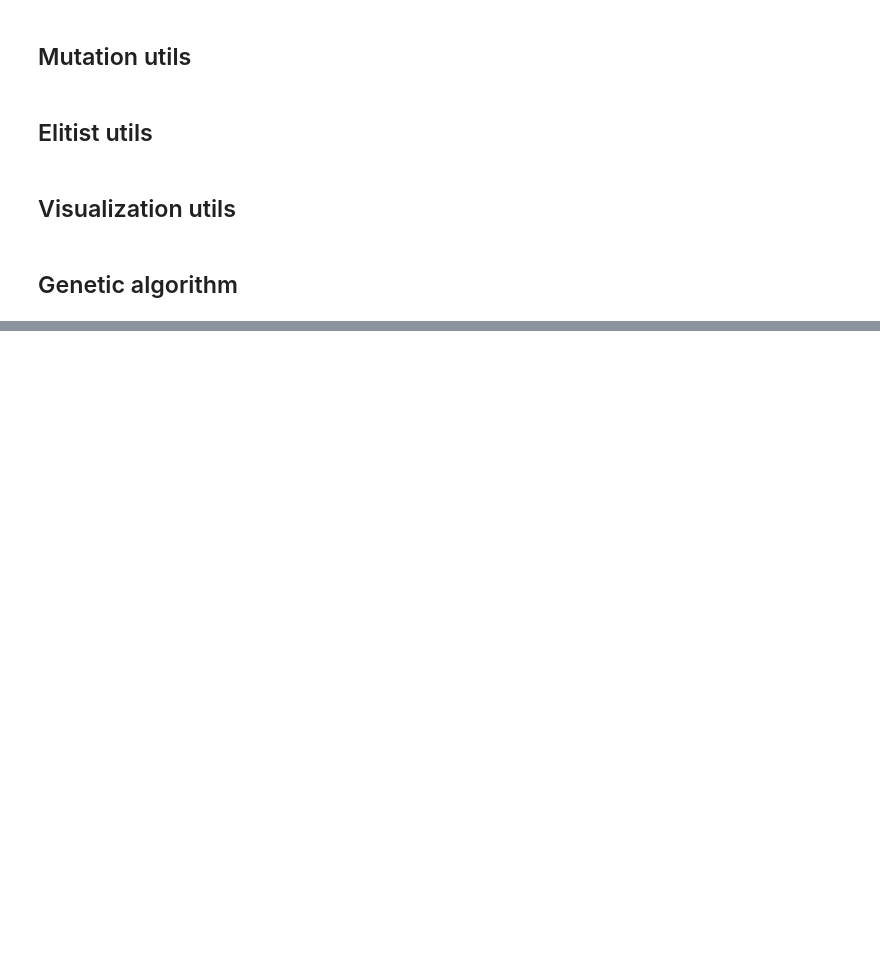
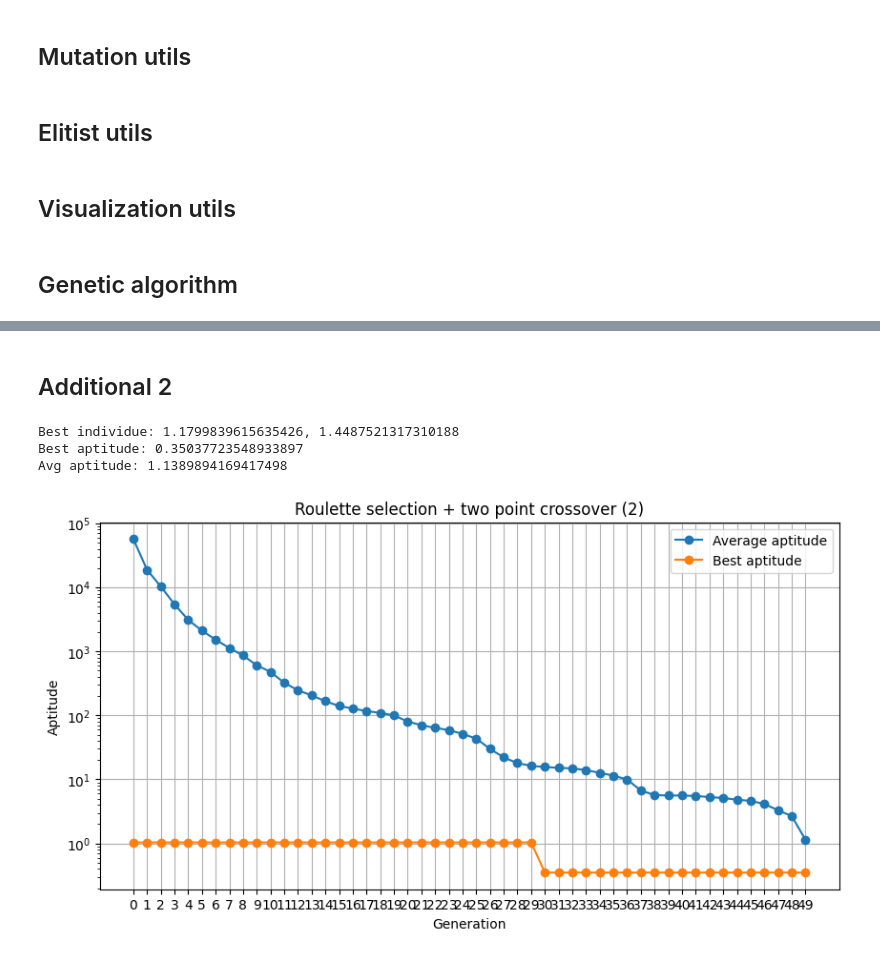
Before and after one commit to EnriqueMC557/426-MCI16-AlgoritmosMetaheuristicos, a Jupyter notebook: E1/E1_EnriqueMenaCamilo.ipynb, the cells around one changed output, grey strips where cells are left out. Drawn from its saved outputs; the diff is of its cells as text; code cells hidden in the pictures; blank space fills up the shorter version.

```diff
--- a/E1/E1_EnriqueMenaCamilo.ipynb
+++ b/E1/E1_EnriqueMenaCamilo.ipynb
@@ -213,0 +298,48 @@ MovieWriter ffmpeg unavailable; using Pillow instead.
+# %% [markdown]
+## Additional 2
+# %%
+generations = 50
+
+population_x1 = init_octal_population(100, 10)
+population_x2 = init_octal_population(100, 10)
+
+last_avg_aptitude = float("inf")
+max_stagnant_generations = 5
+stagnant_generations = 0
+delta = 0.25
+
+avg_aptitudes = []
+best_aptitudes = []
+evolution = []
+
+for _ in tqdm(range(generations), desc="Generation"):
+    population_x1, population_x2, aptitudes, avg_aptitude, best_aptitude = evaluate_population(population_x1, population_x2)
+    avg_aptitudes.append(avg_aptitude)
+    best_aptitudes.append(best_aptitude)
+    evolution.append([population_x1, population_x2, best_aptitude, avg_aptitude])
+
+    if abs(avg_aptitude - last_avg_aptitude) < delta:
+        stagnant_generations += 1
+        if stagnant_generations > max_stagnant_generations:
+            break
+    else:
+        stagnant_generations = 0
+
+    last_avg_aptitude = avg_aptitude
+    parents = roulette_selection(aptitudes)
+    childrens_x1 = two_point_crossover(population_x1, parents)
+    childrens_x2 = two_point_crossover(population_x2, parents)
+    childrens_x1, childrens_x2 = scramble_mutation(childrens_x1, childrens_x2)
+    population_x1, population_x2 = genetic_competence(population_x1, population_x2, childrens_x1, childrens_x2)
+
+print(f"Best individue: {decode_individue(evolution[-1][0][0])}, {decode_individue(evolution[-1][1][0])}")
+print(f"Best aptitude: {evolution[-1][2]}")
+print(f"Avg aptitude: {evolution[-1][3]}")
+
+title = "Roulette selection + two point crossover (2)"
+plot_aptitude(avg_aptitudes, best_aptitudes, generations, title)
+# %% [output]
+Best individue: 1.1799839615635426, 1.4487521317310188
+Best aptitude: 0.35037723548933897
+Avg aptitude: 1.1389894169417498
+[figure, added]
```
Also changed, not shown: parts of 10 cells of this notebook, 6 other files.
